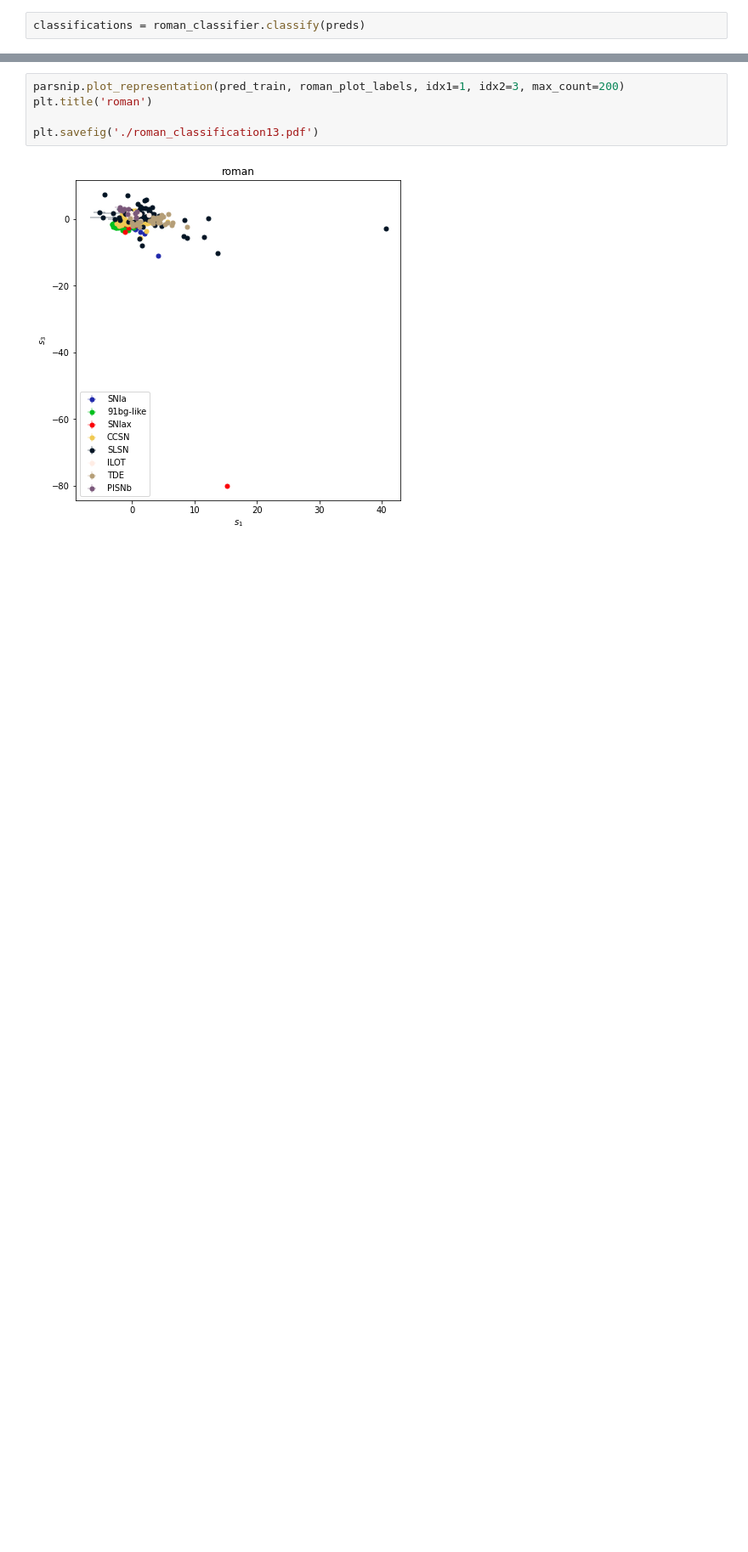
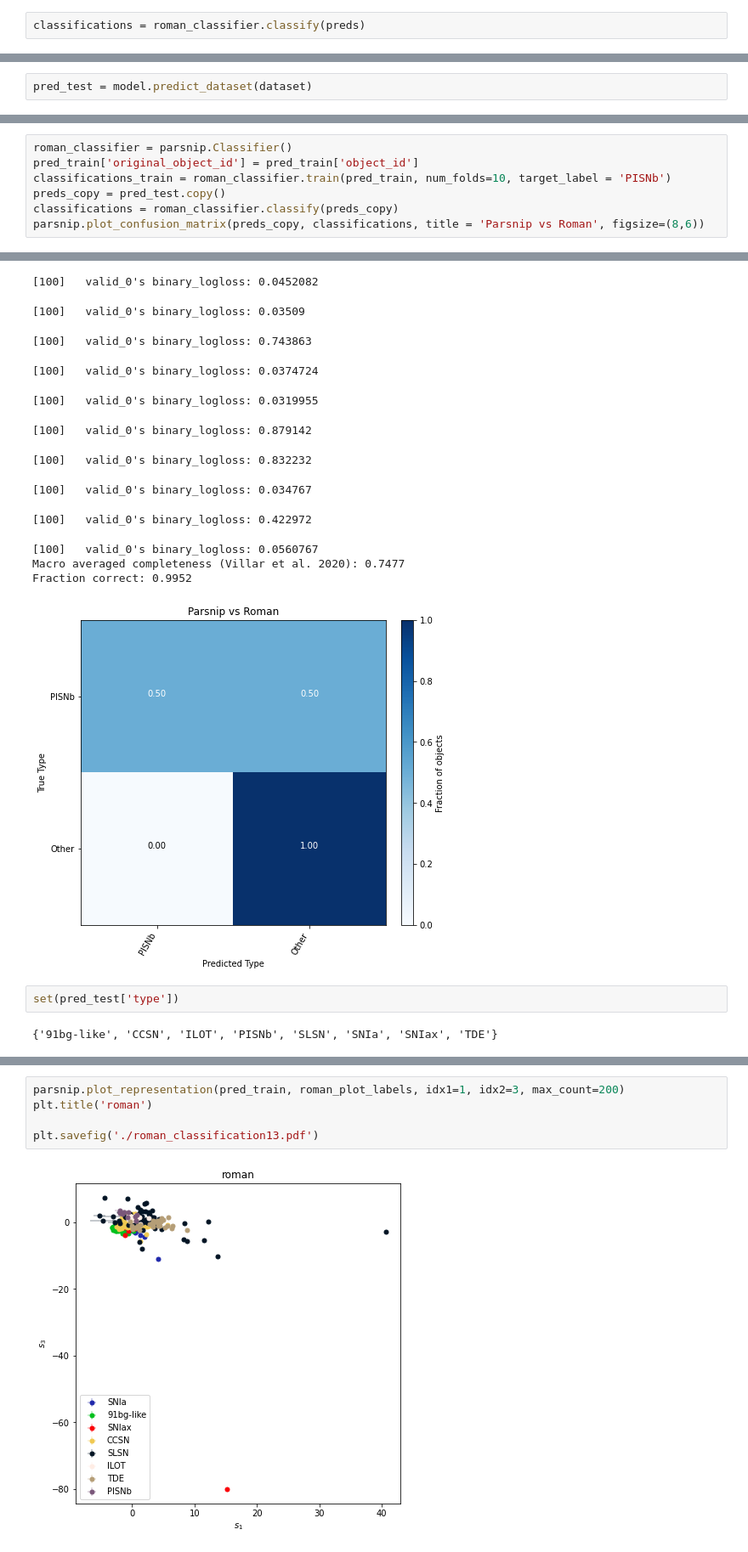
Before and after one commit to BelalAbdelhadi/SpectralParSNIP, a Jupyter notebook: notebooks/classification.ipynb, the cells around one changed output, grey strips where cells are left out. Shown at 85% size. Drawn from its saved outputs; the diff is of its cells as text; blank space fills up the shorter version.

```diff
--- a/notebooks/classification.ipynb
+++ b/notebooks/classification.ipynb
@@ -119,0 +120,2 @@ Fraction correct: 0.7003
+# %%
+pred_test = model.predict_dataset(dataset)
@@ -119,0 +140,8 @@ Fraction correct: 0.7003
+# %%
+roman_classifier = parsnip.Classifier()
+pred_train['original_object_id'] = pred_train['object_id']
+classifications_train = roman_classifier.train(pred_train, num_folds=10, target_label = 'PISNb')
+preds_copy = pred_test.copy()
+classifications = roman_classifier.classify(preds_copy)
+parsnip.plot_confusion_matrix(preds_copy, classifications, title = 'Parsnip vs Roman', figsize=(8,6))
+# %% [output]
@@ -119,0 +161,17 @@ Fraction correct: 0.7003
+[100]   valid_0's binary_logloss: 0.0452082
+[100]   valid_0's binary_logloss: 0.03509
+[100]   valid_0's binary_logloss: 0.743863
+[100]   valid_0's binary_logloss: 0.0374724
+[100]   valid_0's binary_logloss: 0.0319955
+[100]   valid_0's binary_logloss: 0.879142
+[100]   valid_0's binary_logloss: 0.832232
+[100]   valid_0's binary_logloss: 0.034767
+[100]   valid_0's binary_logloss: 0.422972
+[100]   valid_0's binary_logloss: 0.0560767
+Macro averaged completeness (Villar et al. 2020): 0.7477
+Fraction correct: 0.9952
+[figure, added]
+# %%
+set(pred_test['type'])
+# %% [output]
+{'91bg-like', 'CCSN', 'ILOT', 'PISNb', 'SLSN', 'SNIa', 'SNIax', 'TDE'}
```
Also changed, not shown: parts of 5 cells of this notebook, 3 other files.
